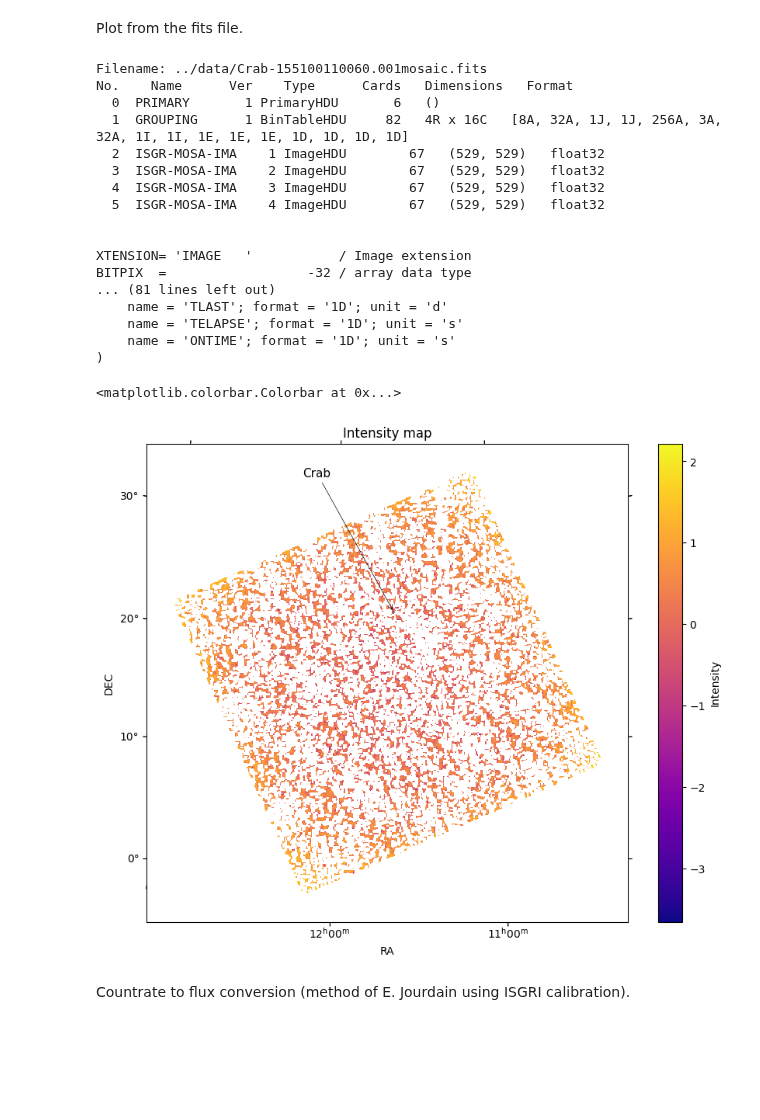
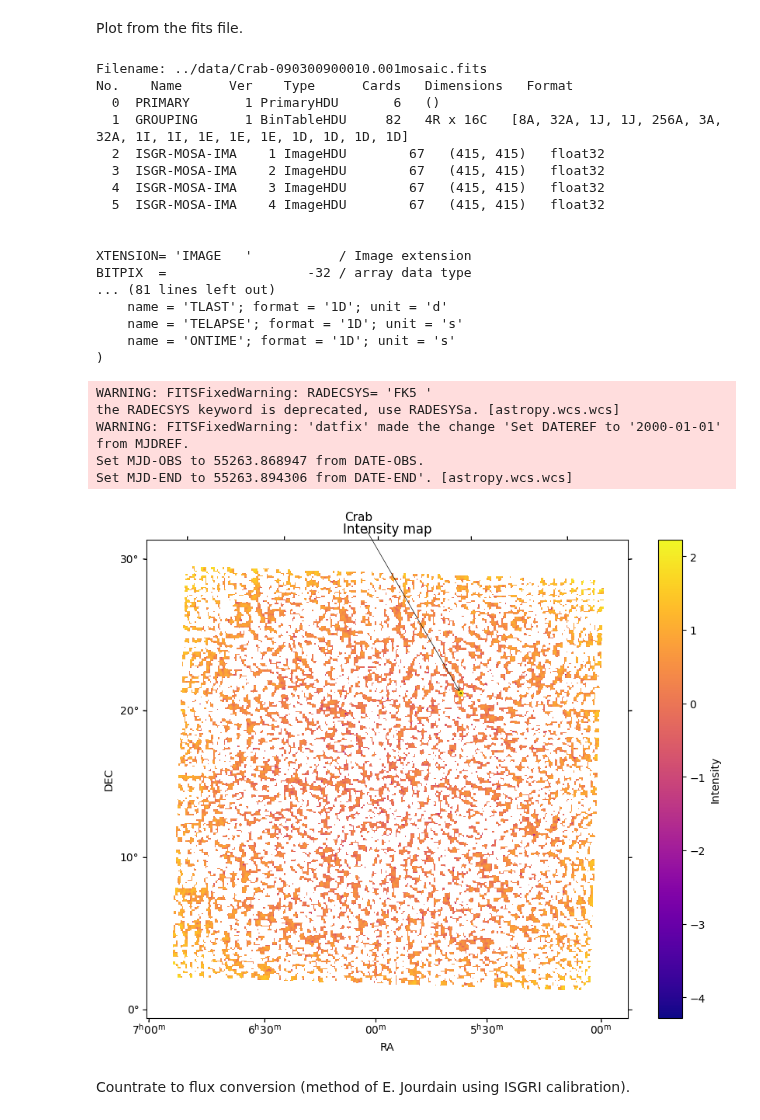
Before and after one commit to interstellxr/jupiter-xray-analysis, a Jupyter notebook: jupiter-xrays/CrabAnalysis.ipynb, the cells around one changed output. Saved outputs shown, nothing was run; the diff lists cells and outputs as text; code cells hidden in the pictures; blank space fills up the shorter version.

```diff
--- a/jupiter-xrays/CrabAnalysis.ipynb
+++ b/jupiter-xrays/CrabAnalysis.ipynb
@@ -33,13 +33,15 @@ def get_scw_list(ra_obj, dec_obj, radius):
             good_isgri = ">1000",
         )
     R.sort('scw_id')
+    R['ra', 'dec'].pprint()
     return R['scw_id'], R['scw_ver'], R['start_date'], R['end_date']
 
 assert astroquery.__version__ >= '0.4.2.dev6611'
 assert 'isdc' in astroquery.heasarc.Conf.server.cfgtype
 
 result_table = Simbad.query_object(source_name)
-source_coord = coord.SkyCoord(result_table['ra'][0], result_table['dec'][0], unit=("hourangle", "deg"))
+print(result_table)
+source_coord = coord.SkyCoord(result_table['ra'][0], result_table['dec'][0], unit=("deg", "deg"))
 ra=source_coord.ra.deg
 dec=source_coord.dec.deg
 radius=8.
@@ -143,8 +173,7 @@ Set MJD-END to 54795.794572 from DATE-END'. [astropy.wcs.wcs]
 # %% [markdown]
 Plot from the fits file.
 # %%
-#fits_file = f"../data/Crab-{scw_pick}"+"mosaic.fits"
-fits_file = f"../data/Crab-155100110060.001"+"mosaic.fits"
+fits_file = f"../data/Crab-{scw_pick}"+"mosaic.fits"
 
 pick = 2  # 2 for image, 3 for variance, 4 for significance and 5 for exposure map
 
@@ -188,41 +217,45 @@ ax.annotate(
         fontsize=11,
         color="black"
     )
 
 title = ""
 if pick == 2:
     title = "Intensity"
 elif pick == 3:
     title = "Variance"
 elif pick == 4:
     title = "Significance"
 elif pick == 5:
     title = "Exposure"
 
 plt.title(title+" map")
 plt.colorbar(im, label="Intensity")
 
-#plt.savefig(f"../data/{scw_pick}"+"_"+f"{title}.pdf", format='pdf', bbox_inches='tight')
+plt.savefig(f"../data/Crab-{scw_pick}"+"_"+f"{title}.pdf", format='pdf', bbox_inches='tight')
 # %% [output]
-Filename: ../data/Crab-155100110060.001mosaic.fits
+Filename: ../data/Crab-090300900010.001mosaic.fits
 No.    Name      Ver    Type      Cards   Dimensions   Format
   0  PRIMARY       1 PrimaryHDU       6   ()
   1  GROUPING      1 BinTableHDU     82   4R x 16C   [8A, 32A, 1J, 1J, 256A, 3A, 32A, 1I, 1I, 1E, 1E, 1E, 1D, 1D, 1D, 1D]
-  2  ISGR-MOSA-IMA    1 ImageHDU        67   (529, 529)   float32
-  3  ISGR-MOSA-IMA    2 ImageHDU        67   (529, 529)   float32
-  4  ISGR-MOSA-IMA    3 ImageHDU        67   (529, 529)   float32
-  5  ISGR-MOSA-IMA    4 ImageHDU        67   (529, 529)   float32
+  2  ISGR-MOSA-IMA    1 ImageHDU        67   (415, 415)   float32
+  3  ISGR-MOSA-IMA    2 ImageHDU        67   (415, 415)   float32
+  4  ISGR-MOSA-IMA    3 ImageHDU        67   (415, 415)   float32
+  5  ISGR-MOSA-IMA    4 ImageHDU        67   (415, 415)   float32
 
 
 XTENSION= 'IMAGE   '           / Image extension
 BITPIX  =                  -32 / array data type
 ... (81 lines left out)
     name = 'TLAST'; format = '1D'; unit = 'd'
     name = 'TELAPSE'; format = '1D'; unit = 's'
     name = 'ONTIME'; format = '1D'; unit = 's'
 )
-<matplotlib.colorbar.Colorbar at 0x...>
+WARNING: FITSFixedWarning: RADECSYS= 'FK5 '
+the RADECSYS keyword is deprecated, use RADESYSa. [astropy.wcs.wcs]
+WARNING: FITSFixedWarning: 'datfix' made the change 'Set DATEREF to '2000-01-01' from MJDREF.
+Set MJD-OBS to 55263.868947 from DATE-OBS.
+Set MJD-END to 55263.894306 from DATE-END'. [astropy.wcs.wcs]
-[figure, old version]
+[figure, new version]
 # %% [markdown]
 Countrate to flux conversion (method of E. Jourdain using ISGRI calibration).
 # %%
```
Also changed, not shown: parts of 8 cells of this notebook, 1 other file.
